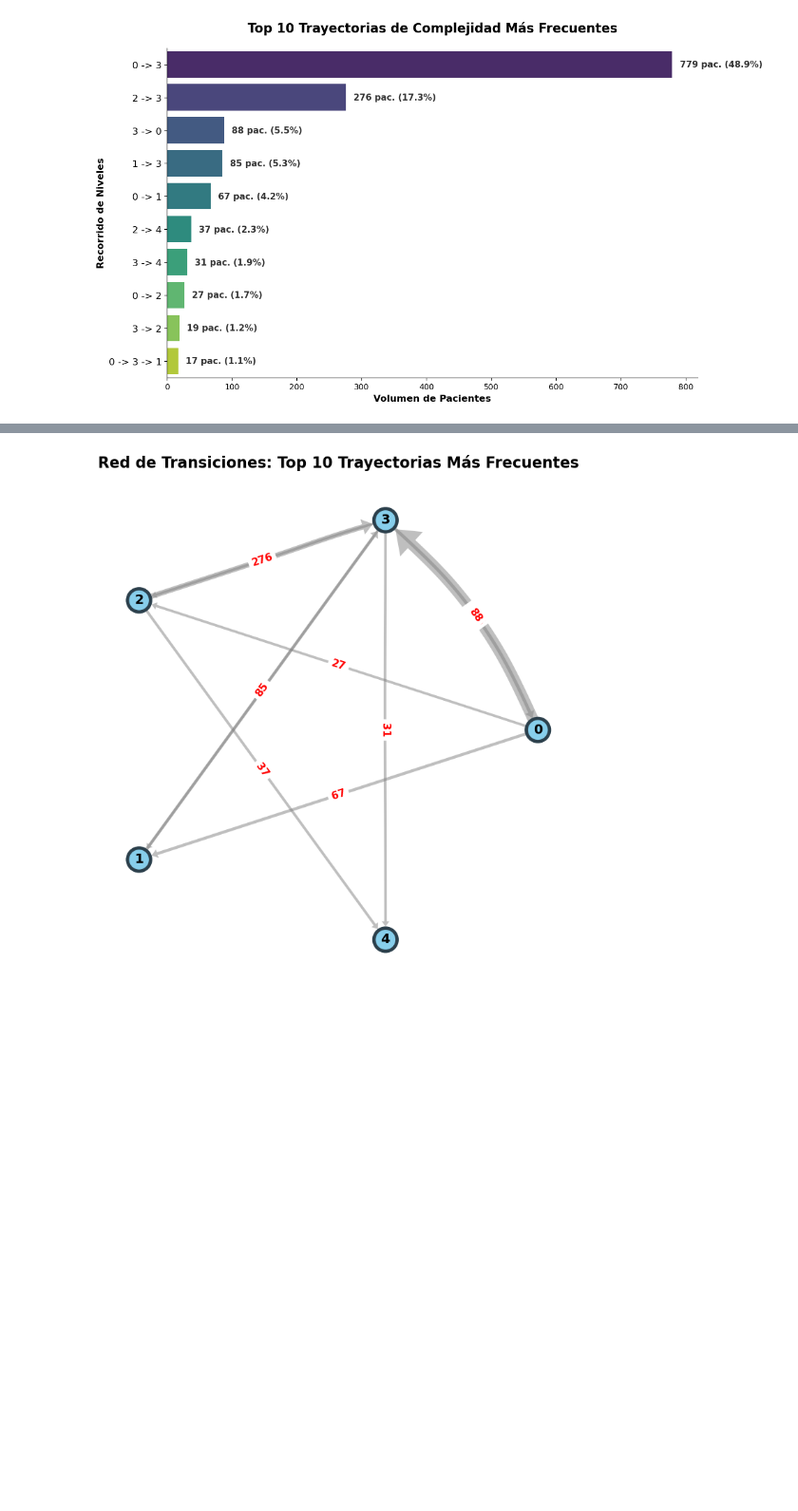
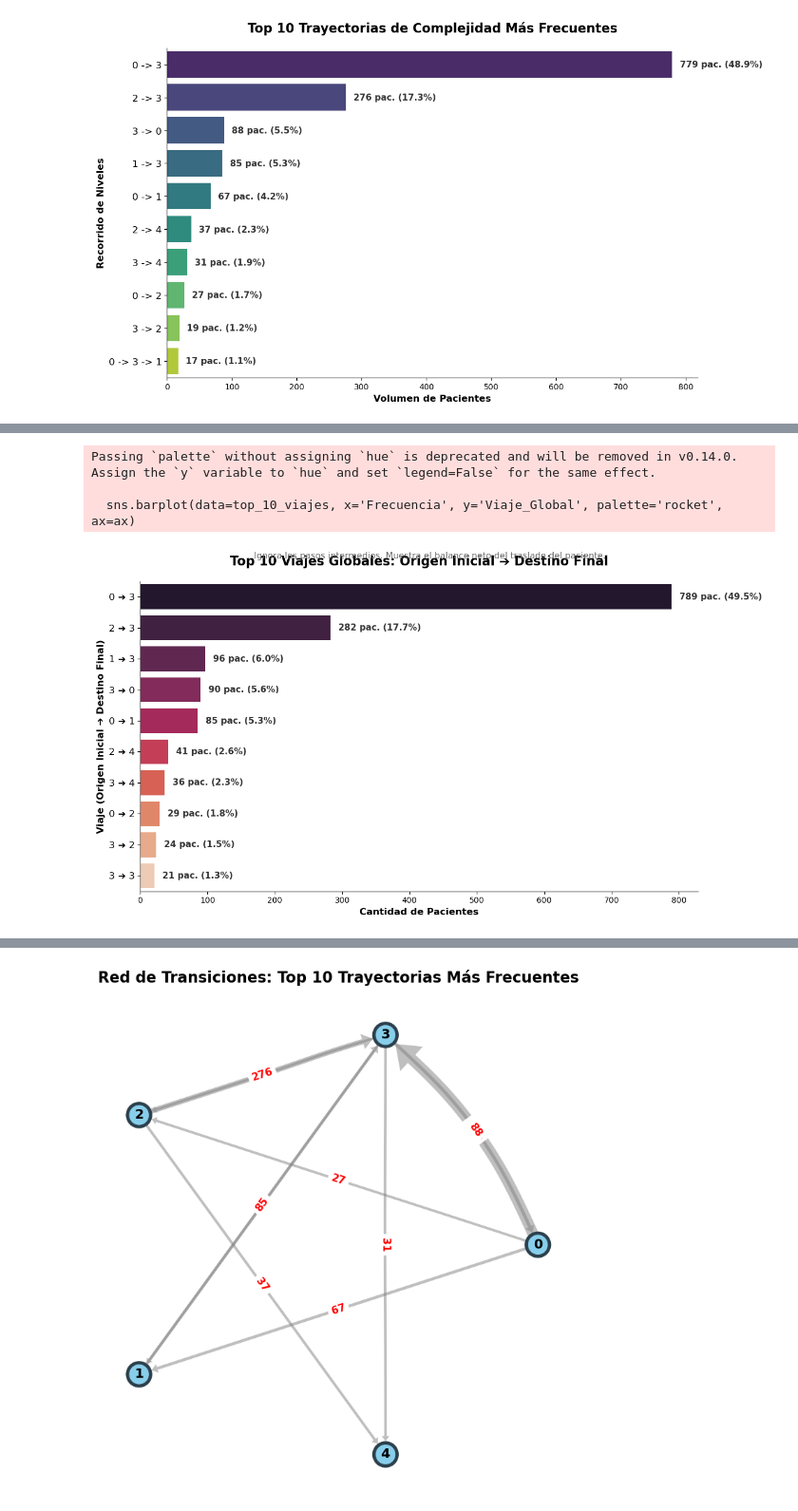
Before and after one commit to micagonzdark/RedesHospitales, a Jupyter notebook: notebooks/07_JAIIO_trayectorias.ipynb, the cells around one changed output, grey strips where cells are left out. Shown at 95% size. Cells and saved outputs as stored; diff of their text form; code cells hidden in the pictures; blank space fills up the shorter version.

```diff
--- a/notebooks/07_JAIIO_trayectorias.ipynb
+++ b/notebooks/07_JAIIO_trayectorias.ipynb
@@ -140,0 +199,80 @@ Passing `palette` without assigning `hue` is deprecated and will be removed in v
+# %%
+import ast
+
+# ==========================================================
+# NUEVO BLOQUE: VIAJE GLOBAL (ORIGEN INICIAL ➔ DESTINO FINAL)
+# ==========================================================
+
+# 1. Función para extraer solo el primer y último nivel de la ruta
+def extraer_origen_destino_final(valor):
+    # Intentamos parsear el string a lista de Python
+    if isinstance(valor, str) and valor.startswith('['):
+        try:
+            lista = ast.literal_eval(valor)
+        except:
+            return None
+    elif isinstance(valor, list):
+        lista = valor
+    else:
+        return None
+
+    # Si la lista tiene elementos, tomamos el primero (índice 0) y el último (índice -1)
+    if len(lista) > 0:
+        origen = lista[0]
+        destino = lista[-1]
+        return f"{origen} ➔ {destino}"
+    return None
+
+# 2. Aplicamos la función para crear una nueva columna
+trayectorias['viaje_global'] = trayectorias['ruta_complejidad_array'].apply(extraer_origen_destino_final)
+
+# 3. Filtramos posibles nulos y contamos las frecuencias de estos viajes globales
+df_viajes = trayectorias.dropna(subset=['viaje_global'])
+top_10_viajes = df_viajes['viaje_global'].value_counts().head(10).reset_index()
+top_10_viajes.columns = ['Viaje_Global', 'Frecuencia']
+
+# 4. Cálculo del porcentaje (ahora volvemos a hablar de pacientes únicos)
+total_pacientes_validos = len(df_viajes)
+top_10_viajes['Porcentaje'] = (top_10_viajes['Frecuencia'] / total_pacientes_validos) * 100
+
+# ==========================================================
+# VISUALIZACIÓN: GRÁFICO DE BARRAS (VIAJES GLOBALES)
+# ==========================================================
+
+fig, ax = plt.subplots(figsize=(12, 7))
+fig.patch.set_facecolor('white')
+
+# Dibujamos las barras usando el nuevo DataFrame
+sns.barplot(data=top_10_viajes, x='Frecuencia', y='Viaje_Global', palette='rocket', ax=ax)
+
+# Agregamos las etiquetas de datos al final de cada barra
+margen = top_10_viajes['Frecuencia'].max() * 0.015
+
+for index, row in top_10_viajes.iterrows():
+    # Volvemos a usar "pac." porque aquí cada fila evaluada es el viaje total de 1 paciente
+    texto_etiqueta = f"{int(row['Frecuencia'])} pac. ({row['Porcentaje']:.1f}%)"
+    ax.text(row['Frecuencia'] + margen, index, texto_etiqueta,
+            color='#333333', va="center", fontweight='bold', fontsize=11)
+
+# Estética y limpieza visual
+ax.set_title("Top 10 Viajes Globales: Origen Inicial ➔ Destino Final", fontsize=16, fontweight='bold', pad=20)
+ax.set_xlabel("Cantidad de Pacientes", fontsize=12, fontweight='bold')
+ax.set_ylabel("Viaje (Origen Inicial ➔ Destino Final)", fontsize=12, fontweight='bold')
+
+# Subtítulo explicativo
+plt.figtext(0.5, 0.92, "Ignora los pasos intermedios. Muestra el balance neto del traslado del paciente.",
+            ha="center", fontsize=11, color='dimgray')
+
+# Ocultar bordes superior y derecho
+ax.spines['right'].set_visible(False)
+ax.spines['top'].set_visible(False)
+
+ax.tick_params(axis='y', labelsize=12)
+
+plt.tight_layout(rect=[0, 0, 1, 0.95]) # Ajustamos para que entre el subtítulo
+plt.show()
+# %% [output]
+Passing `palette` without assigning `hue` is deprecated and will be removed in v0.14.0. Assign the `y` variable to `hue` and set `legend=False` for the same effect.
+
+  sns.barplot(data=top_10_viajes, x='Frecuencia', y='Viaje_Global', palette='rocket', ax=ax)
+[figure, added]
```
Also changed, not shown: parts of 8 cells of this notebook, 1 other file.
